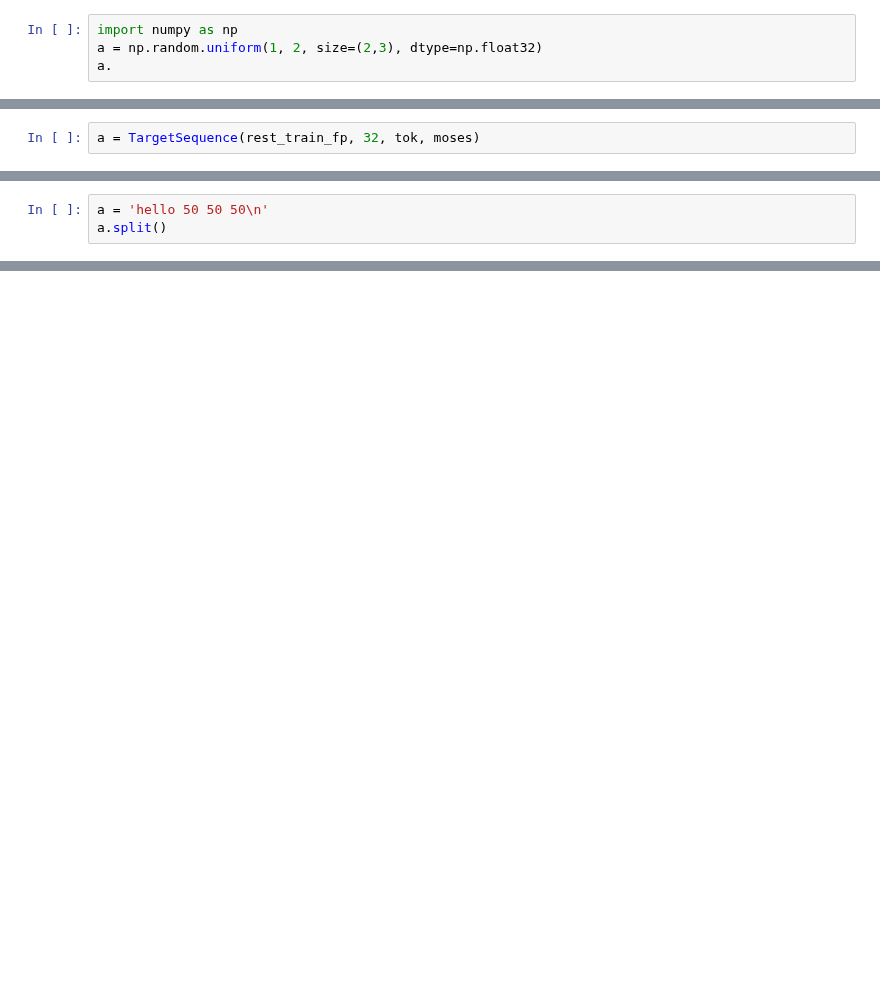
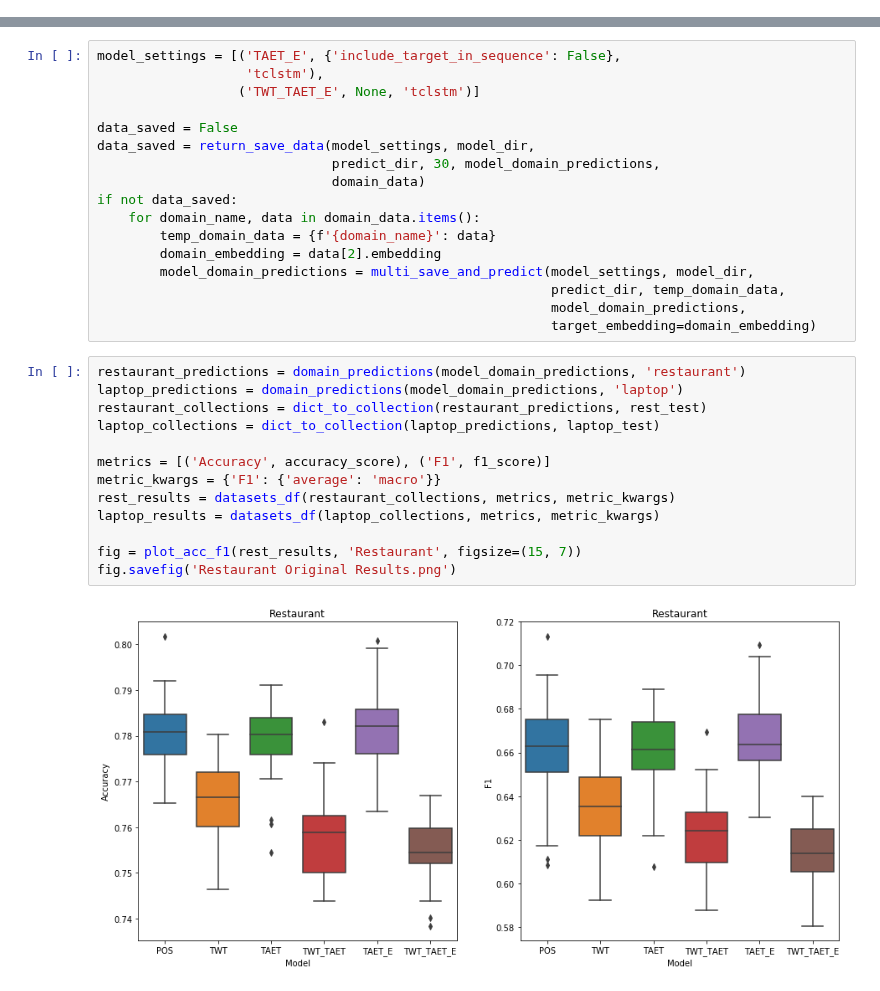
Before and after one commit to apmoore1/Bella, a Jupyter notebook: notebooks/Untitled.ipynb, the cells around one changed output, grey strips where cells are left out. Drawn from its saved outputs; the diff is of its cells as text; blank space fills up the shorter version.

```diff
--- a/notebooks/Untitled.ipynb
+++ b/notebooks/Untitled.ipynb
@@ -348,4 +0,0 @@ dtype('float32')
-# %%
-import numpy as np
-a = np.random.uniform(1, 2, size=(2,3), dtype=np.float32)
-a.
@@ -354,2 +0,0 @@ SyntaxError: invalid syntax (<ipython-input-5-89d6ce7bfdf7>, line 3)
-# %%
-a = TargetSequence(rest_train_fp, 32, tok, moses)
@@ -406,3 +0,0 @@ linecache.getline('/home/andrew/Desktop/config.yaml', 3)
-# %%
-a = 'hello 50 50 50\n'
-a.split()
@@ -486,0 +341,32 @@ h[:-2]
+# %%
+model_settings = [('TAET_E', {'include_target_in_sequence': False},
+                   'tclstm'),
+                  ('TWT_TAET_E', None, 'tclstm')]
+
+data_saved = False
+data_saved = return_save_data(model_settings, model_dir,
+                              predict_dir, 30, model_domain_predictions,
+                              domain_data)
+if not data_saved:
+    for domain_name, data in domain_data.items():
+        temp_domain_data = {f'{domain_name}': data}
+        domain_embedding = data[2].embedding
+        model_domain_predictions = multi_save_and_predict(model_settings, model_dir,
+                                                          predict_dir, temp_domain_data,
+                                                          model_domain_predictions,
+                                                          target_embedding=domain_embedding)
+# %%
+restaurant_predictions = domain_predictions(model_domain_predictions, 'restaurant')
+laptop_predictions = domain_predictions(model_domain_predictions, 'laptop')
+restaurant_collections = dict_to_collection(restaurant_predictions, rest_test)
+laptop_collections = dict_to_collection(laptop_predictions, laptop_test)
+
+metrics = [('Accuracy', accuracy_score), ('F1', f1_score)]
+metric_kwargs = {'F1': {'average': 'macro'}}
+rest_results = datasets_df(restaurant_collections, metrics, metric_kwargs)
+laptop_results = datasets_df(laptop_collections, metrics, metric_kwargs)
+
+fig = plot_acc_f1(rest_results, 'Restaurant', figsize=(15, 7))
+fig.savefig('Restaurant Original Results.png')
+# %% [output]
+[figure, added]
```
Also changed, not shown: parts of 100 cells of this notebook, 11 other files.
